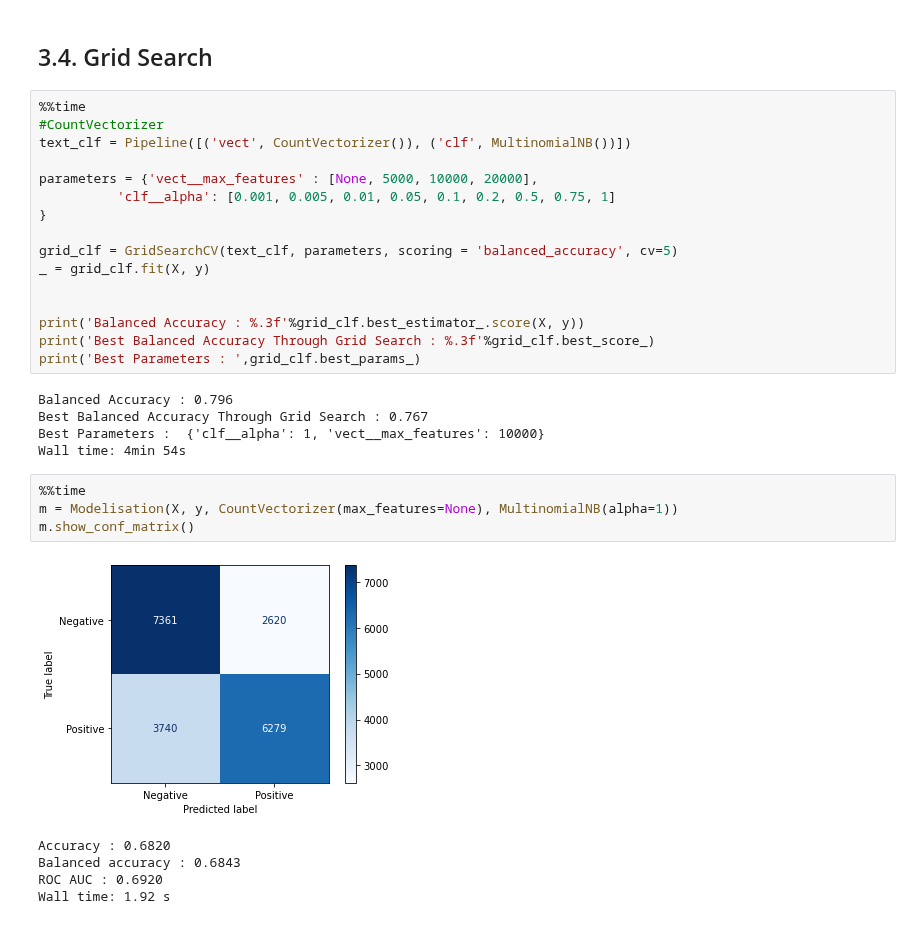
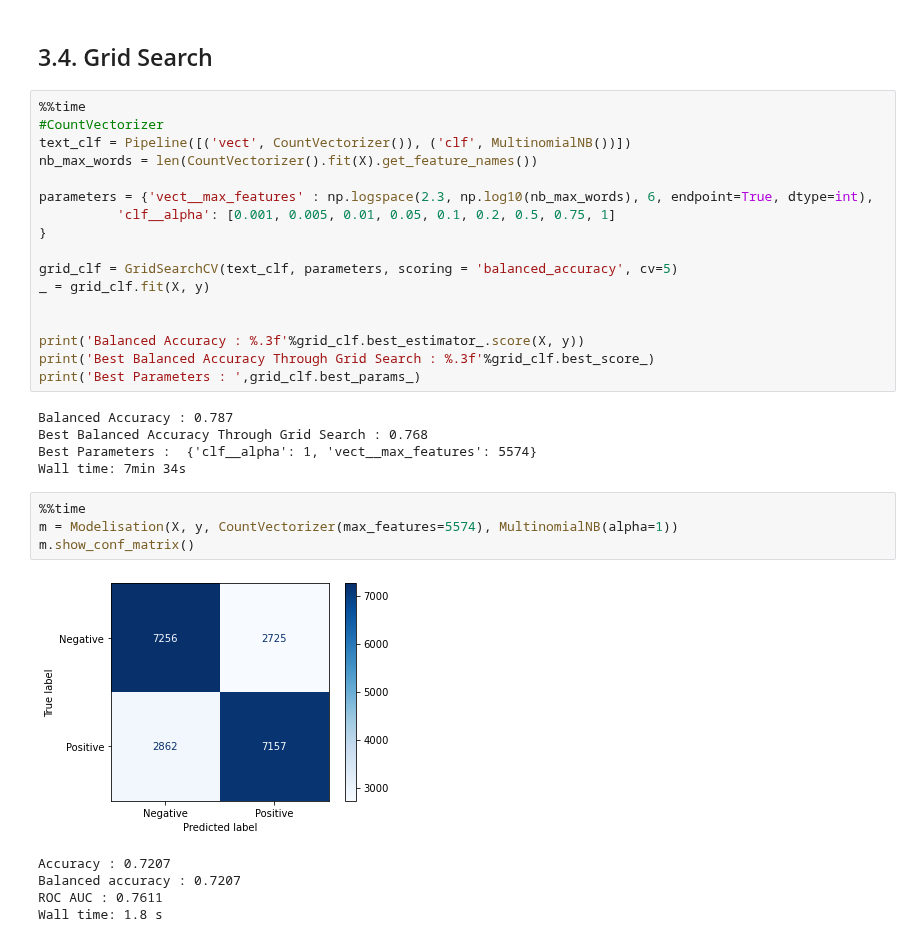
Before and after one commit to baptiste-pasquier/data_2A, a Jupyter notebook: model-NB.ipynb, the cells around one changed output. Drawn from its saved outputs; the diff is of its cells as text.

Commit message:
logspace

```diff
--- a/model-NB.ipynb
+++ b/model-NB.ipynb
@@ -391,8 +391,9 @@ Wall time: 1min 16s
 %%time
 #CountVectorizer
 text_clf = Pipeline([('vect', CountVectorizer()), ('clf', MultinomialNB())])
+nb_max_words = len(CountVectorizer().fit(X).get_feature_names())
 
-parameters = {'vect__max_features' : [None, 5000, 10000, 20000],
+parameters = {'vect__max_features' : np.logspace(2.3, np.log10(nb_max_words), 6, endpoint=True, dtype=int),
           'clf__alpha': [0.001, 0.005, 0.01, 0.05, 0.1, 0.2, 0.5, 0.75, 1]
 }
 
@@ -404,20 +405,20 @@ print('Balanced Accuracy : %.3f'%grid_clf.best_estimator_.score(X, y))
 print('Best Balanced Accuracy Through Grid Search : %.3f'%grid_clf.best_score_)
 print('Best Parameters : ',grid_clf.best_params_)
 # %% [output]
-Balanced Accuracy : 0.796
-Best Balanced Accuracy Through Grid Search : 0.767
-Best Parameters :  {'clf__alpha': 1, 'vect__max_features': 10000}
-Wall time: 4min 54s
+Balanced Accuracy : 0.787
+Best Balanced Accuracy Through Grid Search : 0.768
+Best Parameters :  {'clf__alpha': 1, 'vect__max_features': 5574}
+Wall time: 7min 34s
 # %%
 %%time
-m = Modelisation(X, y, CountVectorizer(max_features=None), MultinomialNB(alpha=1))
+m = Modelisation(X, y, CountVectorizer(max_features=5574), MultinomialNB(alpha=1))
 m.show_conf_matrix()
 # %% [output]
-[figure, old version]
+[figure, new version]
-Accuracy : 0.6820
-Balanced accuracy : 0.6843
-ROC AUC : 0.6920
-Wall time: 1.92 s
+Accuracy : 0.7207
+Balanced accuracy : 0.7207
+ROC AUC : 0.7611
+Wall time: 1.8 s
 # %%
 %%time
 #Tfidfvectorizer
```
Also changed, not shown: parts of 11 cells of this notebook.
